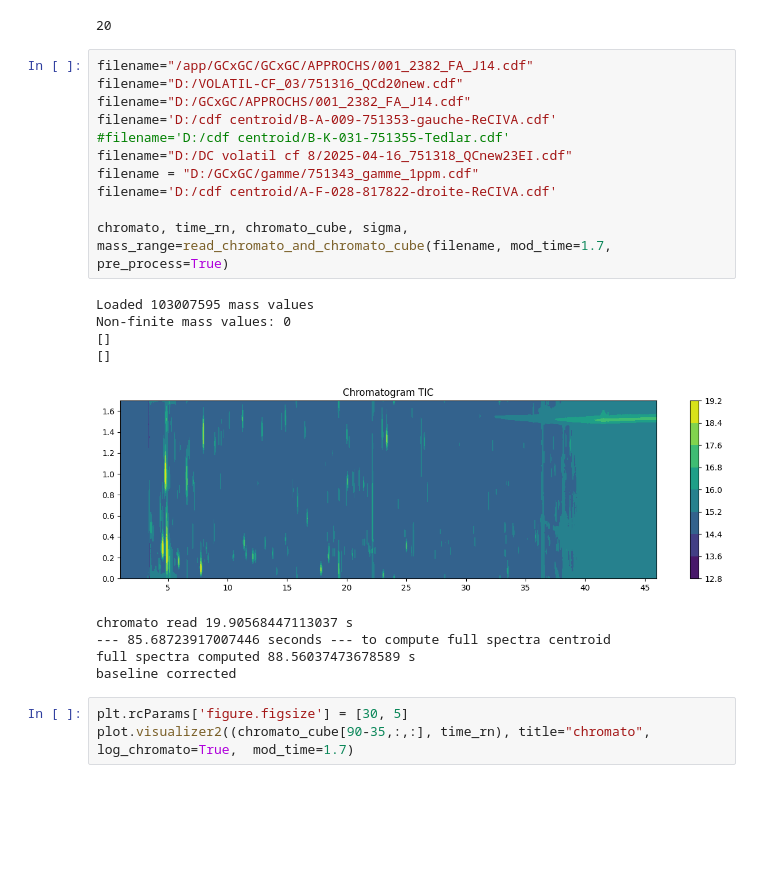
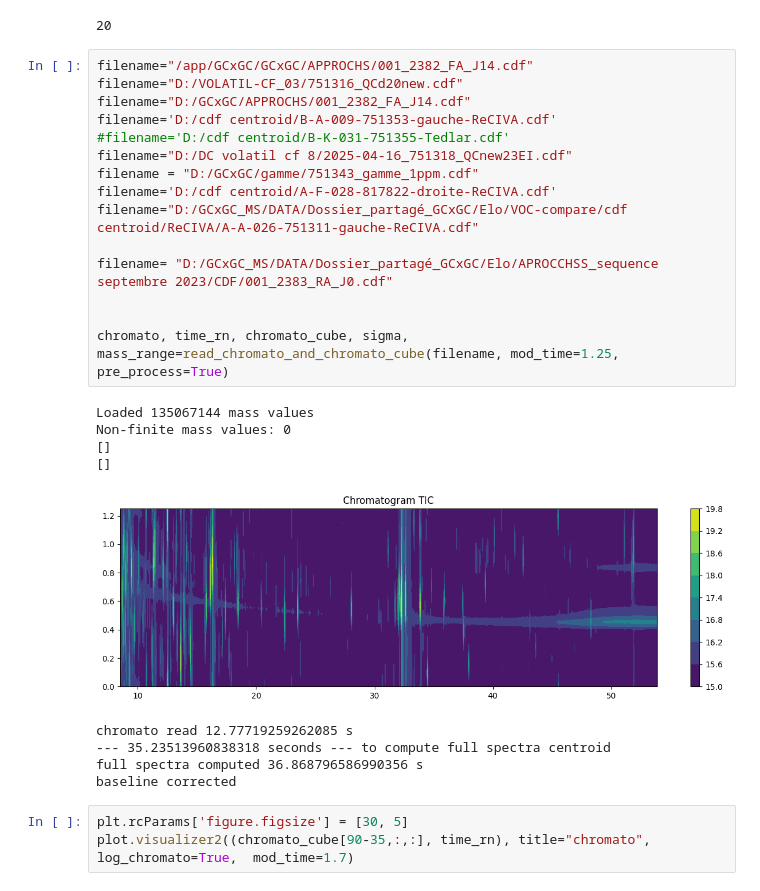
Before and after one commit to Lollith/Python-2DGC-Alignment, a Jupyter notebook: notebooks/db_scan.ipynb, the cells around one changed output. Saved outputs shown, nothing was run; the diff lists cells and outputs as text; blank space fills up the shorter version.

```diff
--- a/notebooks/db_scan.ipynb
+++ b/notebooks/db_scan.ipynb
@@ -38,23 +38,27 @@ files = [f for f in os.listdir('//papillon.sssv.uvsq.fr/spectro/Etudiants/Camill
 # %%
 filename="/app/GCxGC/GCxGC/APPROCHS/001_2382_FA_J14.cdf"
 filename="D:/VOLATIL-CF_03/751316_QCd20new.cdf"
 filename="D:/GCxGC/APPROCHS/001_2382_FA_J14.cdf"
 filename='D:/cdf centroid/B-A-009-751353-gauche-ReCIVA.cdf'
 #filename='D:/cdf centroid/B-K-031-751355-Tedlar.cdf'
 filename="D:/DC volatil cf 8/2025-04-16_751318_QCnew23EI.cdf"
 filename = "D:/GCxGC/gamme/751343_gamme_1ppm.cdf"
 filename='D:/cdf centroid/A-F-028-817822-droite-ReCIVA.cdf'
+filename="D:/GCxGC_MS/DATA/Dossier_partagé_GCxGC/Elo/VOC-compare/cdf centroid/ReCIVA/A-A-026-751311-gauche-ReCIVA.cdf"
 
-chromato, time_rn, chromato_cube, sigma, mass_range=read_chromato_and_chromato_cube(filename, mod_time=1.7, pre_process=True)
+filename= "D:/GCxGC_MS/DATA/Dossier_partagé_GCxGC/Elo/APROCCHSS_sequence septembre 2023/CDF/001_2383_RA_J0.cdf"
+
+
+chromato, time_rn, chromato_cube, sigma, mass_range=read_chromato_and_chromato_cube(filename, mod_time=1.25, pre_process=True)
 # %% [output]
-Loaded 103007595 mass values
+Loaded 135067144 mass values
 Non-finite mass values: 0
 []
 []
-[figure, old version]
+[figure, new version]
-chromato read 19.90568447113037 s
---- 85.68723917007446 seconds --- to compute full spectra centroid
-full spectra computed 88.56037473678589 s
+chromato read 12.77719259262085 s
+--- 35.23513960838318 seconds --- to compute full spectra centroid
+full spectra computed 36.868796586990356 s
 baseline corrected
 # %%
 plt.rcParams['figure.figsize'] = [30, 5]
```
Also changed, not shown: parts of 10 cells of this notebook.
